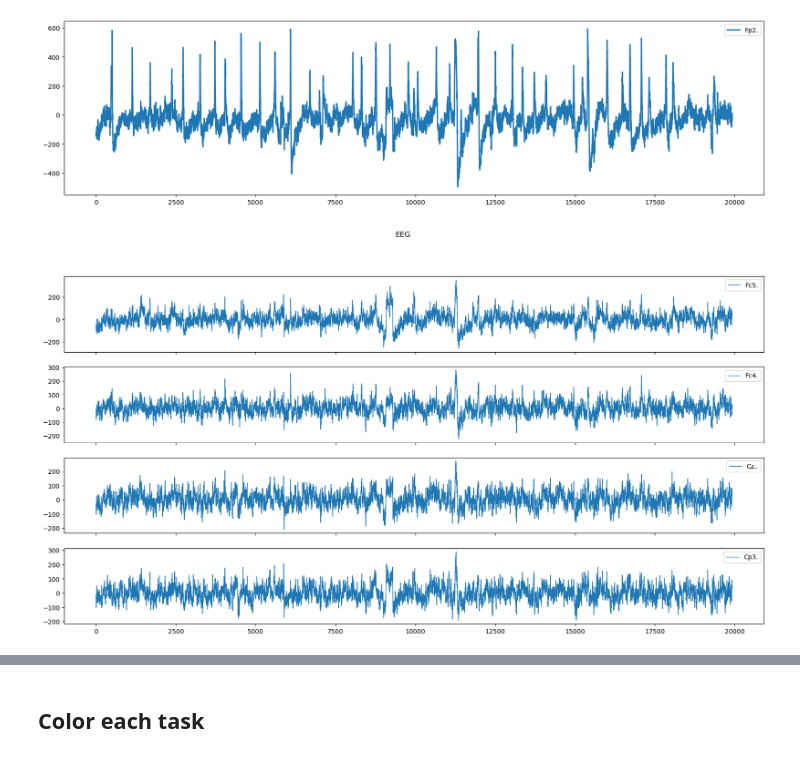
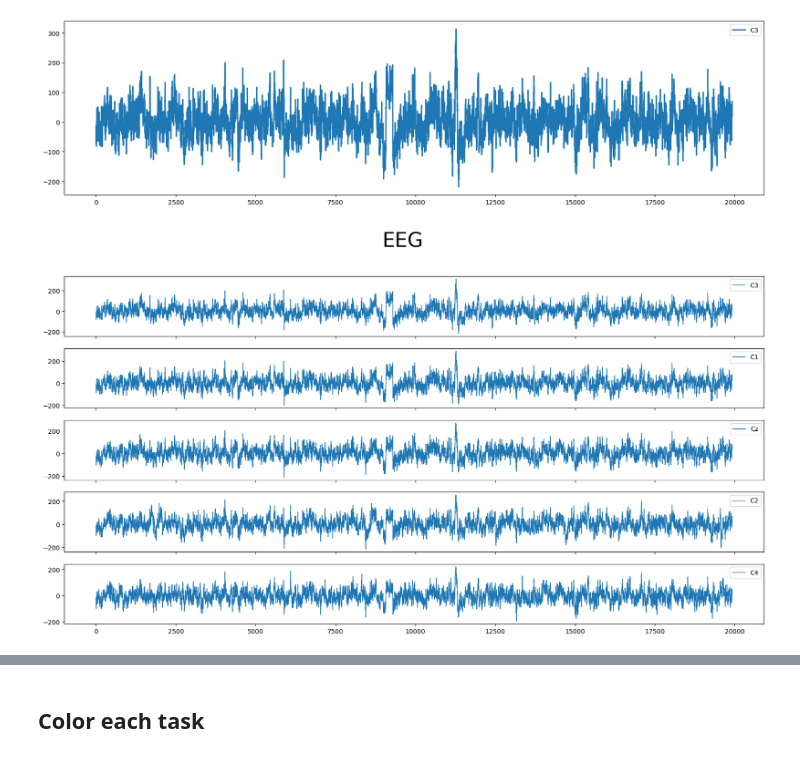
Before and after one commit to SanjarArani-Ali/EEG-Classification, a Jupyter notebook: EEGMMIDB_Classification.ipynb, the cells around one changed output, grey strips where cells are left out. Cells and saved outputs as stored; diff of their text form; code cells hidden in the pictures.

```diff
--- a/EEGMMIDB_Classification.ipynb
+++ b/EEGMMIDB_Classification.ipynb
@@ -16,0 +10,8 @@ file.getPhysicalDimension(1)
+# %%
+file = pyedflib.EdfReader("./datasets/eegmmidb/S001/S001R03.edf")
+nch = file.signals_in_file
+annotation = file.readAnnotations()
+PhysicalDimension=file.getPhysicalDimension(1)
+signal_labels = file.getSignalLabels()
+
+signal_labels=[label.replace(".","") for label in signal_labels]
@@ -16,0 +43,8 @@ file.getPhysicalDimension(1)
+# %%
+selectedLabels=['C3', 'C1', 'Cz', 'C2', 'C4']
+
+selectedData = np.zeros((len(selectedLabels), file.getNSamples()[0]))
+for i in np.arange(len(selectedLabels)):
+    index=signal_labels.index(selectedLabels[i])
+    selectedData[i, :] = file.readSignal(index)
+print(selectedData)
@@ -43,6 +58,0 @@ annotation
-# %%
-data= []
-for i in range(nch):
-    data.append(file.readSignal(i))
-
-data= np.array(data)
@@ -78,2 +69,3 @@ print(data)
 # %%
 singalDuration= int((annotation[1] * 160).sum())
+selectedData= selectedData [:,:singalDuration]
@@ -82,19 +72,19 @@ data= data [:,:singalDuration]
 # %%
 plt.figure(1, figsize=(20, 5))
-plt.plot(data[23], linewidth=2, label=signal_labels[23])
+plt.plot(selectedData[0], linewidth=2, label=selectedLabels[0])
 
 plt.legend()
 plt.show()
 # %% [output]
-[figure, old version]
+[figure, new version]
 # %%
-nplot=4
+nplot=len(selectedLabels)
 fig, axs = plt.subplots(nplot, sharex=True)
 fig.set_size_inches(20, 10)
-fig.suptitle('EEG')
+fig.suptitle('EEG',fontsize=32)
 
 for i in range (nplot):
-    axs[i].plot(data[5*i], linewidth=1, label=signal_labels[5*i])
+    axs[i].plot(selectedData[i], linewidth=1, label=selectedLabels[i])
     axs[i].legend()
 # %% [output]
-[figure, old version]
+[figure, new version]
```
Also changed, not shown: parts of 24 cells of this notebook.
